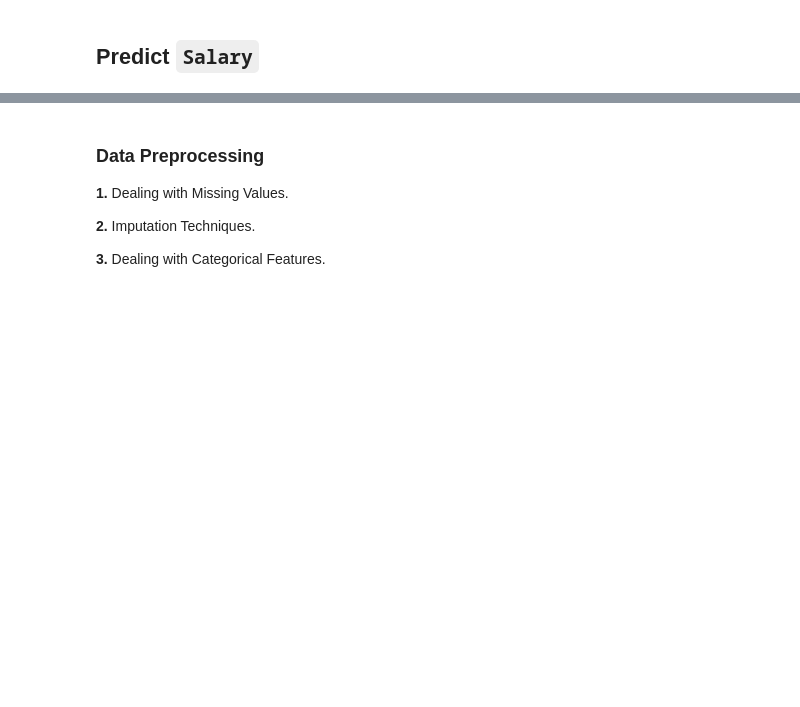
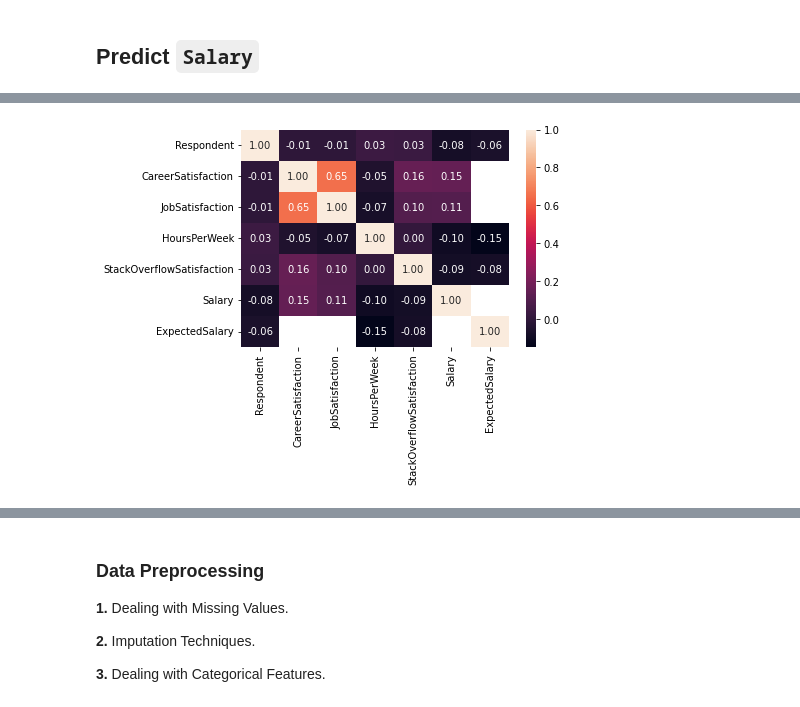
Before and after one commit to Alex-YuZ/SurveyDataAnalysis, a Jupyter notebook: SurveyDataAnalysis.ipynb, the cells around one changed output, grey strips where cells are left out. Cells and saved outputs as stored; diff of their text form; code cells hidden in the pictures; blank space fills up the shorter version.

```diff
--- a/SurveyDataAnalysis.ipynb
+++ b/SurveyDataAnalysis.ipynb
@@ -763,0 +821,4 @@ Bachelor's degree                                              6.900293
+# %%
+sns.heatmap(df[num_vars].corr(), annot=True, fmt='.2f');
+# %% [output]
+[figure, added]
```
Also changed, not shown: parts of 9 cells of this notebook.
